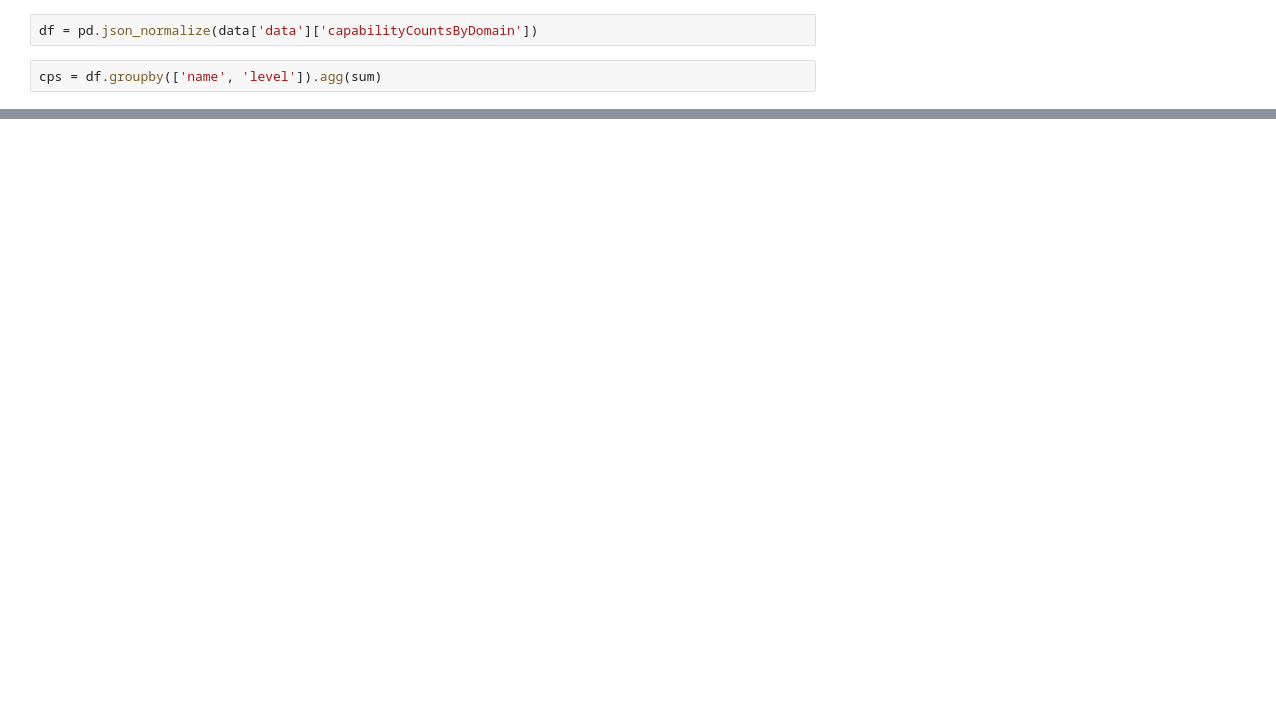
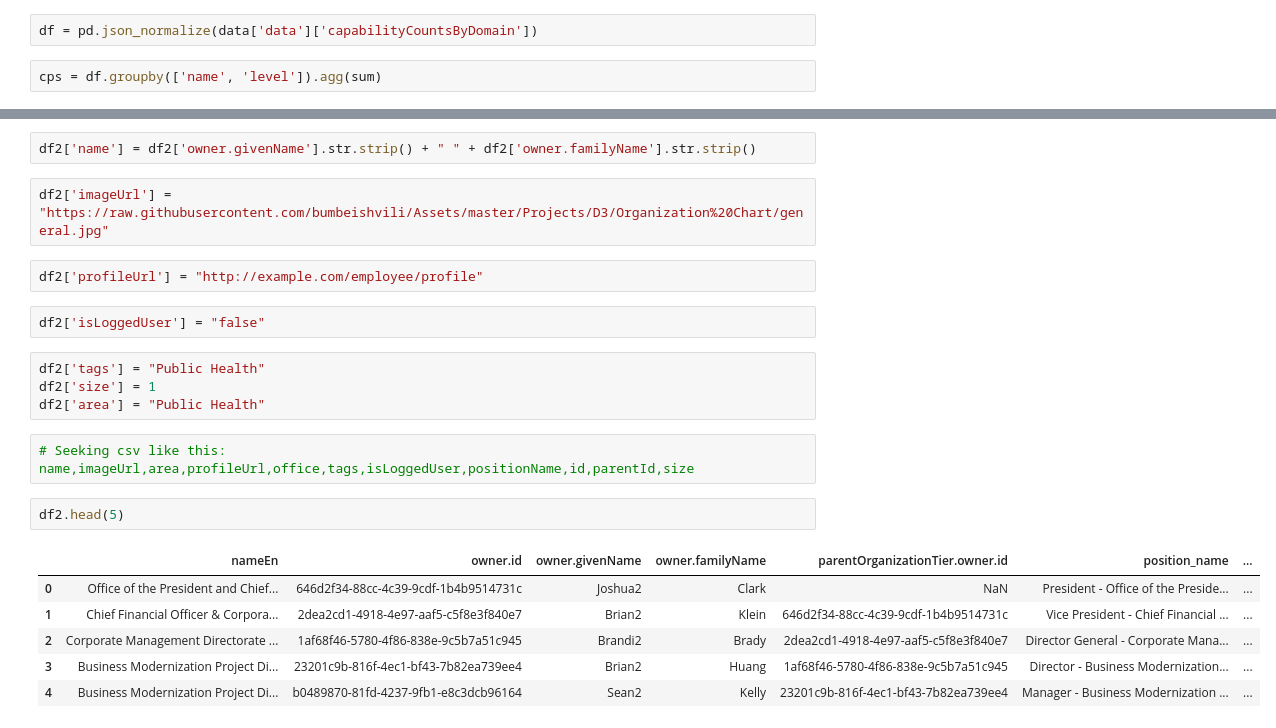
Before and after one commit to ToferC/epi_center, a Jupyter notebook: analysis_python.ipynb, the cells around one changed output, grey strips where cells are left out. Saved outputs shown, nothing was run; the diff lists cells and outputs as text; blank space fills up the shorter version.

```diff
--- a/analysis_python.ipynb
+++ b/analysis_python.ipynb
@@ -120,0 +287,23 @@ TypeError: crosstab() missing 1 required positional argument: 'columns'
+# %%
+df2['name'] = df2['owner.givenName'].str.strip() + " " + df2['owner.familyName'].str.strip()
+# %%
+df2['imageUrl'] = "https://raw.githubusercontent.com/bumbeishvili/Assets/master/Projects/D3/Organization%20Chart/general.jpg"
+# %%
+df2['profileUrl'] = "http://example.com/employee/profile"
+# %%
+df2['isLoggedUser'] = "false"
+# %%
+df2['tags'] = "Public Health"
+df2['size'] = 1
+df2['area'] = "Public Health"
+# %%
+# Seeking csv like this: name,imageUrl,area,profileUrl,office,tags,isLoggedUser,positionName,id,parentId,size
+# %%
+df2.head(5)
+# %% [output]
+|  | nameEn | owner.id | owner.givenName | owner.familyName | parentOrganizationTier.owner.id | position_name | ... |
+| 0 | Office of the President and Chief... | 646d2f34-88cc-4c39-9cdf-1b4b9514731c | Joshua2 | Clark | NaN | President - Office of the Preside... | ... |
+| 1 | Chief Financial Officer & Corpora... | 2dea2cd1-4918-4e97-aaf5-c5f8e3f840e7 | Brian2 | Klein | 646d2f34-88cc-4c39-9cdf-1b4b9514731c | Vice President - Chief Financial ... | ... |
+| 2 | Corporate Management Directorate ... | 1af68f46-5780-4f86-838e-9c5b7a51c945 | Brandi2 | Brady | 2dea2cd1-4918-4e97-aaf5-c5f8e3f840e7 | Director General - Corporate Mana... | ... |
+| 3 | Business Modernization Project Di... | 23201c9b-816f-4ec1-bf43-7b82ea739ee4 | Brian2 | Huang | 1af68f46-5780-4f86-838e-9c5b7a51c945 | Director - Business Modernization... | ... |
+| 4 | Business Modernization Project Di... | b0489870-81fd-4237-9fb1-e8c3dcb96164 | Sean2 | Kelly | 23201c9b-816f-4ec1-bf43-7b82ea739ee4 | Manager - Business Modernization ... | ... |
```
Also changed, not shown: parts of 29 cells of this notebook, 2 other files.
